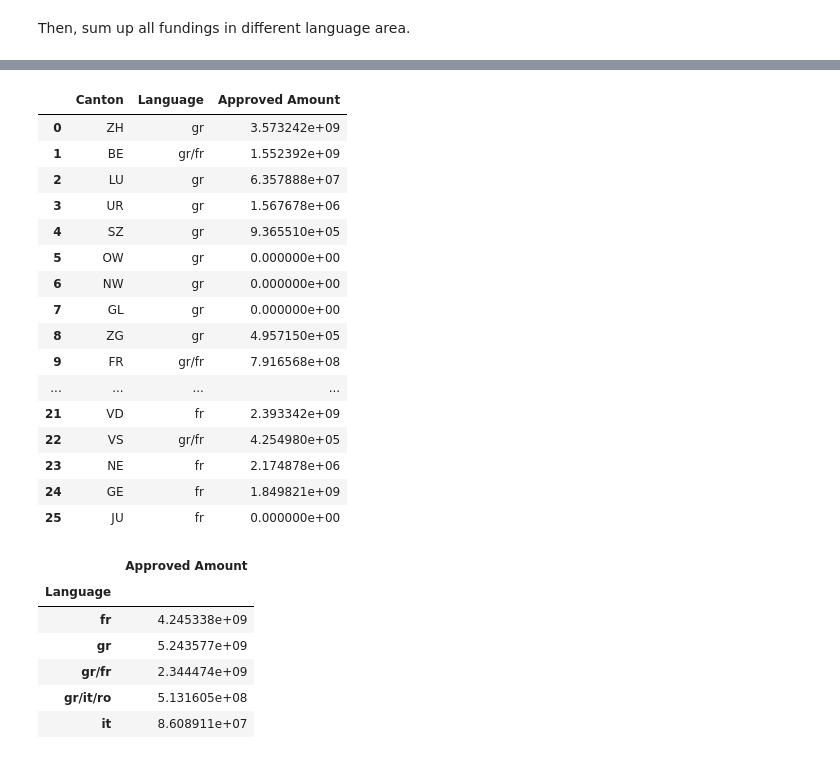
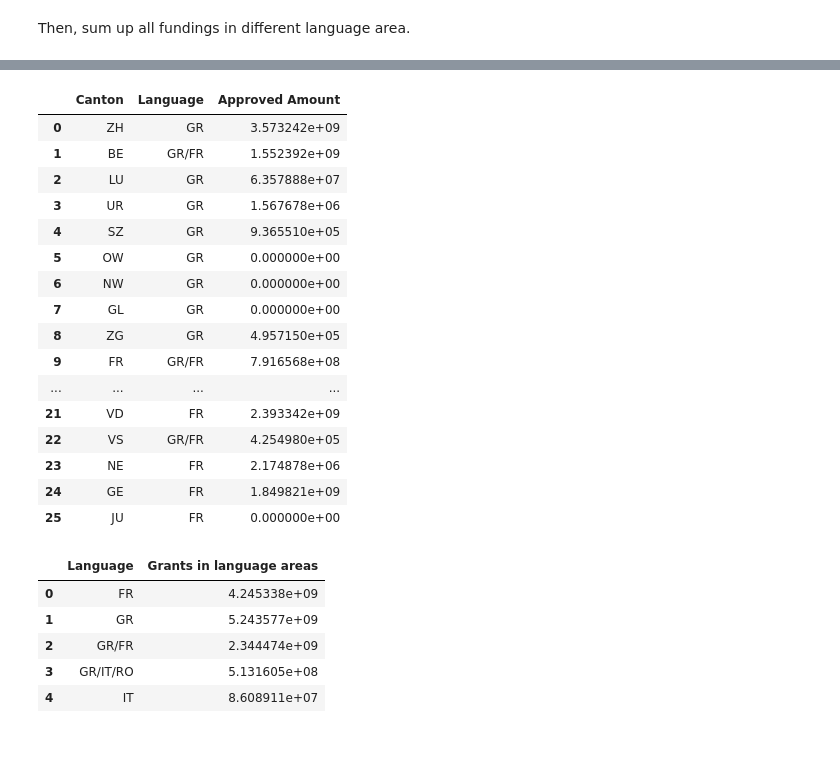
Before and after one commit to BeforeRain/ADA-homework, a Jupyter notebook: 03 - Interactive Viz/University_Canton.ipynb, the cells around one changed output, grey strips where cells are left out. Saved outputs shown, nothing was run; the diff lists cells and outputs as text; code cells hidden in the pictures.

Commit message:
Röstigraben grants

```diff
--- a/03 - Interactive Viz/University_Canton.ipynb
+++ b/03 - Interactive Viz/University_Canton.ipynb
@@ -470,4 +470,4 @@ canton_id_name= []
 for canton in cantons:
     canton_id_name.append(canton['id'])
 
-canton_id_name
+canton_lg =pd.DataFrame(canton_id_name, columns=['Canton'])
@@ -560,0 +486,19 @@ cantons[0]
+# %%
+# german: GR  french: FR  italian: IT   romansh: RO
+
+def lg_match(row):
+    if row.Canton in german_canton:
+        return 'GR'
+    elif row.Canton in french_canton:
+        return 'FR'
+    elif row.Canton in gr_co_fr_canton:
+        return 'GR/FR'
+    elif row.Canton in italian_canton:
+        return 'IT'
+    else:
+        return 'GR/IT/RO'
+    #return 'test'
+
+canton_lg['Language'] = canton_lg.apply(lg_match, axis=1)
+
+canton_lg
@@ -584,34 +525,34 @@ cantons_lg
 # %%
-c_lg_funding=cantons_lg.merge(canton_grants_df)
+c_lg_funding=canton_lg.merge(canton_grants_df)
 c_lg_funding
 # %% [output]
 |  | Canton | Language | Approved Amount |
-| 0 | ZH | gr | 3.573242e+09 |
-| 1 | BE | gr/fr | 1.552392e+09 |
-| 2 | LU | gr | 6.357888e+07 |
-| 3 | UR | gr | 1.567678e+06 |
-| 4 | SZ | gr | 9.365510e+05 |
-| 5 | OW | gr | 0.000000e+00 |
-| 6 | NW | gr | 0.000000e+00 |
-| 7 | GL | gr | 0.000000e+00 |
-| 8 | ZG | gr | 4.957150e+05 |
-| 9 | FR | gr/fr | 7.916568e+08 |
+| 0 | ZH | GR | 3.573242e+09 |
+| 1 | BE | GR/FR | 1.552392e+09 |
+| 2 | LU | GR | 6.357888e+07 |
+| 3 | UR | GR | 1.567678e+06 |
+| 4 | SZ | GR | 9.365510e+05 |
+| 5 | OW | GR | 0.000000e+00 |
+| 6 | NW | GR | 0.000000e+00 |
+| 7 | GL | GR | 0.000000e+00 |
+| 8 | ZG | GR | 4.957150e+05 |
+| 9 | FR | GR/FR | 7.916568e+08 |
 | ... | ... | ... | ... |
-| 21 | VD | fr | 2.393342e+09 |
-| 22 | VS | gr/fr | 4.254980e+05 |
-| 23 | NE | fr | 2.174878e+06 |
-| 24 | GE | fr | 1.849821e+09 |
-| 25 | JU | fr | 0.000000e+00 |
+| 21 | VD | FR | 2.393342e+09 |
+| 22 | VS | GR/FR | 4.254980e+05 |
+| 23 | NE | FR | 2.174878e+06 |
+| 24 | GE | FR | 1.849821e+09 |
+| 25 | JU | FR | 0.000000e+00 |
 # %%
 language_grants_df=c_lg_funding.groupby(['Language']).sum()
-#language_grants_df.reset_index(inplace=True)
+language_grants_df.rename(columns={'Approved Amount':'Grants in language areas'}, inplace=True)
+language_grants_df.reset_index(inplace=True)
 language_grants_df
 # %% [output]
-|  | Approved Amount |
-| Language |  |
-| fr | 4.245338e+09 |
-| gr | 5.243577e+09 |
-| gr/fr | 2.344474e+09 |
-| gr/it/ro | 5.131605e+08 |
-| it | 8.608911e+07 |
+|  | Language | Grants in language areas |
+| 0 | FR | 4.245338e+09 |
+| 1 | GR | 5.243577e+09 |
+| 2 | GR/FR | 2.344474e+09 |
+| 3 | GR/IT/RO | 5.131605e+08 |
+| 4 | IT | 8.608911e+07 |
 # %%
```
Also changed, not shown: parts of 17 cells of this notebook, 1 other file.
